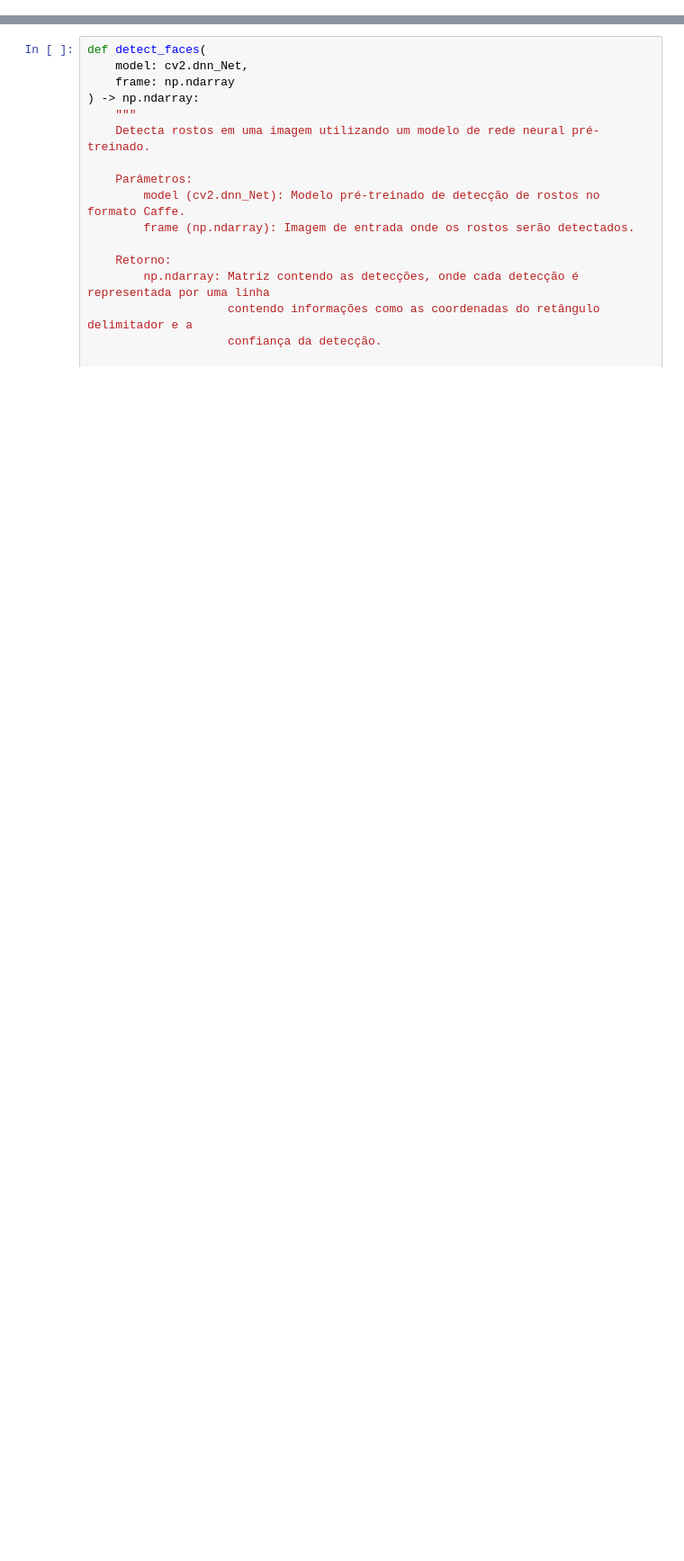
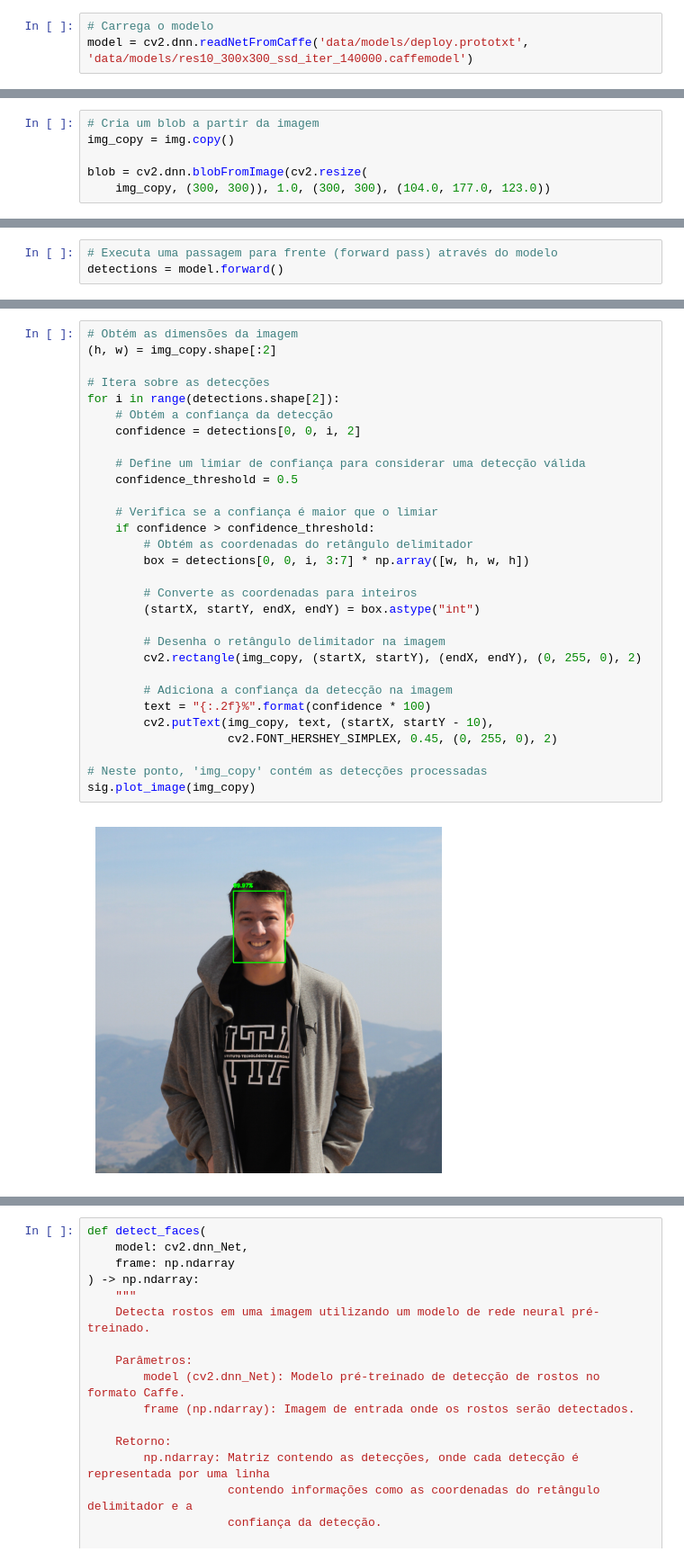
Before and after one commit to carlosfab/visao-computacional, a Jupyter notebook: notebooks/04_deteccao_facial_e_landmarks.ipynb, the cells around one changed output, grey strips where cells are left out. Shown at 90% size. Cells and saved outputs as stored; diff of their text form; blank space fills up the shorter version.

```diff
--- a/notebooks/04_deteccao_facial_e_landmarks.ipynb
+++ b/notebooks/04_deteccao_facial_e_landmarks.ipynb
@@ -35,0 +101,3 @@ import sigmoidal as sig
+# %%
+# Carrega o modelo
+model = cv2.dnn.readNetFromCaffe('data/models/deploy.prototxt', 'data/models/res10_300x300_ssd_iter_140000.caffemodel')
@@ -35,0 +136,6 @@ import sigmoidal as sig
+# %%
+# Cria um blob a partir da imagem
+img_copy = img.copy()
+
+blob = cv2.dnn.blobFromImage(cv2.resize(
+    img_copy, (300, 300)), 1.0, (300, 300), (104.0, 177.0, 123.0))
@@ -35,0 +191,3 @@ import sigmoidal as sig
+# %%
+# Executa uma passagem para frente (forward pass) através do modelo
+detections = model.forward()
@@ -35,0 +198,32 @@ import sigmoidal as sig
+# %%
+# Obtém as dimensões da imagem
+(h, w) = img_copy.shape[:2]
+
+# Itera sobre as detecções
+for i in range(detections.shape[2]):
+    # Obtém a confiança da detecção
+    confidence = detections[0, 0, i, 2]
+
+    # Define um limiar de confiança para considerar uma detecção válida
+    confidence_threshold = 0.5
+
+    # Verifica se a confiança é maior que o limiar
+    if confidence > confidence_threshold:
+        # Obtém as coordenadas do retângulo delimitador
+        box = detections[0, 0, i, 3:7] * np.array([w, h, w, h])
+
+        # Converte as coordenadas para inteiros
+        (startX, startY, endX, endY) = box.astype("int")
+
+        # Desenha o retângulo delimitador na imagem
+        cv2.rectangle(img_copy, (startX, startY), (endX, endY), (0, 255, 0), 2)
+
+        # Adiciona a confiança da detecção na imagem
+        text = "{:.2f}%".format(confidence * 100)
+        cv2.putText(img_copy, text, (startX, startY - 10),
+                    cv2.FONT_HERSHEY_SIMPLEX, 0.45, (0, 255, 0), 2)
+
+# Neste ponto, 'img_copy' contém as detecções processadas
+sig.plot_image(img_copy)
+# %% [output]
+[figure, added]
```
Also changed, not shown: parts of 17 cells of this notebook.
